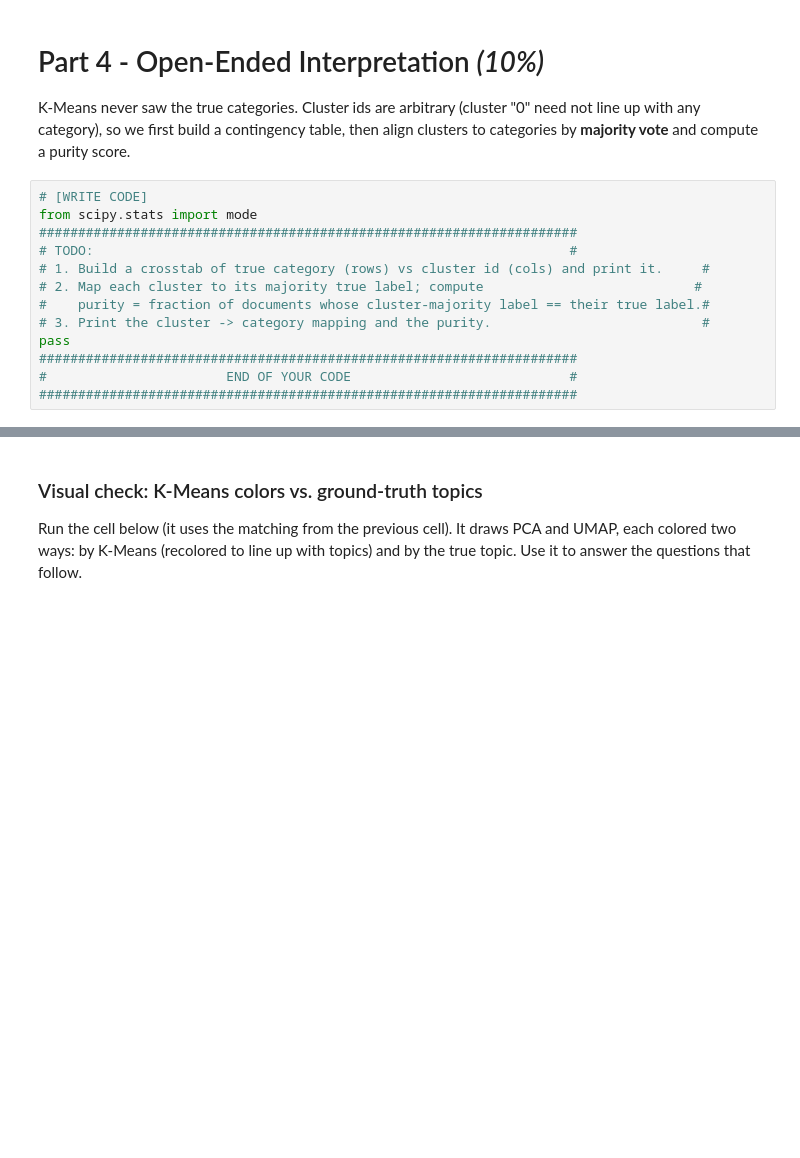
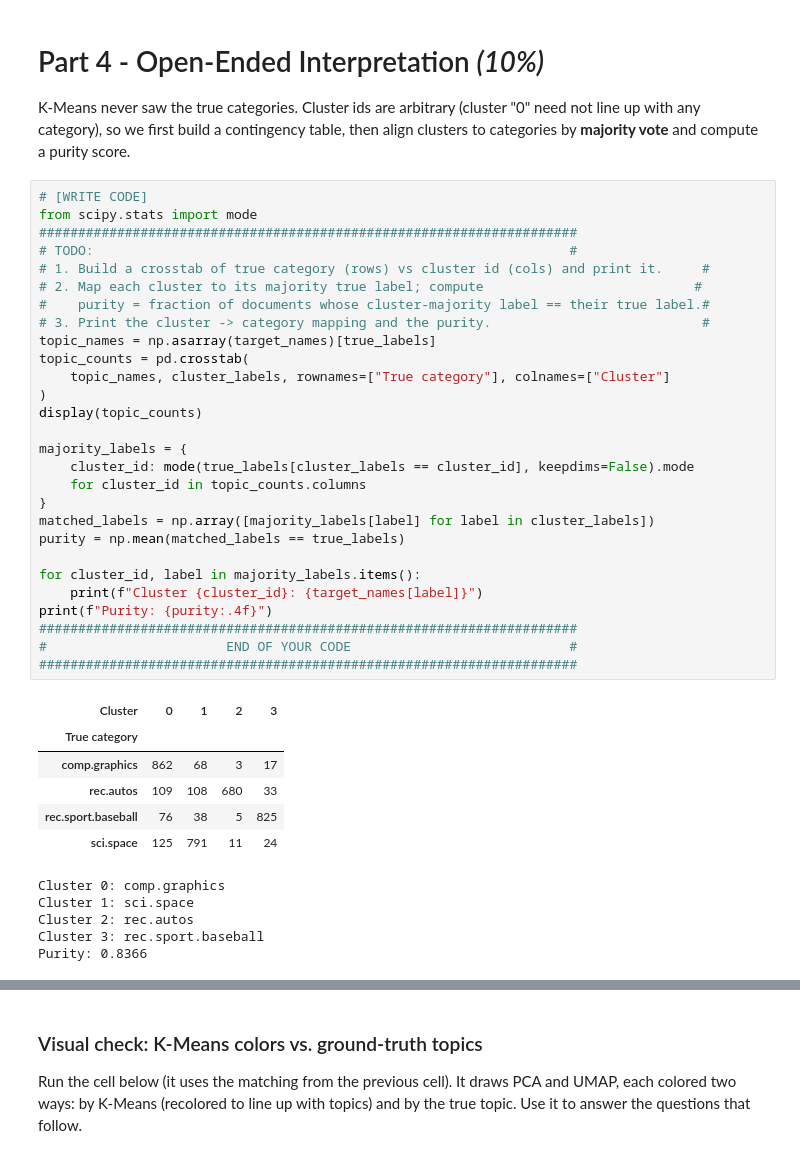
Before and after one commit to yangjj007/hw3-unsupervised-learning, a Jupyter notebook: HW3_Working.ipynb, the cells around one changed output, grey strips where cells are left out. Saved outputs shown, nothing was run; the diff lists cells and outputs as text; blank space fills up the shorter version.

Commit message:
Evaluate cluster purity and compare plots with true topics

```diff
--- a/HW3_Working.ipynb
+++ b/HW3_Working.ipynb
@@ -734,16 +734,43 @@ with any category), so we first build a contingency table, then align clusters t
 # %%
 # [WRITE CODE]
 from scipy.stats import mode
 #####################################################################
 # TODO:                                                             #
 # 1. Build a crosstab of true category (rows) vs cluster id (cols) and print it.     #
 # 2. Map each cluster to its majority true label; compute                           #
 #    purity = fraction of documents whose cluster-majority label == their true label.#
 # 3. Print the cluster -> category mapping and the purity.                           #
-pass
+topic_names = np.asarray(target_names)[true_labels]
+topic_counts = pd.crosstab(
+    topic_names, cluster_labels, rownames=["True category"], colnames=["Cluster"]
+)
+display(topic_counts)
+
+majority_labels = {
+    cluster_id: mode(true_labels[cluster_labels == cluster_id], keepdims=False).mode
+    for cluster_id in topic_counts.columns
+}
+matched_labels = np.array([majority_labels[label] for label in cluster_labels])
+purity = np.mean(matched_labels == true_labels)
+
+for cluster_id, label in majority_labels.items():
+    print(f"Cluster {cluster_id}: {target_names[label]}")
+print(f"Purity: {purity:.4f}")
 #####################################################################
 #                       END OF YOUR CODE                            #
 #####################################################################
+# %% [output]
+| Cluster | 0 | 1 | 2 | 3 |
+| True category |  |  |  |  |
+| comp.graphics | 862 | 68 | 3 | 17 |
+| rec.autos | 109 | 108 | 680 | 33 |
+| rec.sport.baseball | 76 | 38 | 5 | 825 |
+| sci.space | 125 | 791 | 11 | 24 |
+Cluster 0: comp.graphics
+Cluster 1: sci.space
+Cluster 2: rec.autos
+Cluster 3: rec.sport.baseball
+Purity: 0.8366
 # %% [markdown]
 **[ANSWER]**
 
```
Also changed, not shown: parts of 4 cells of this notebook, 1 other file.
